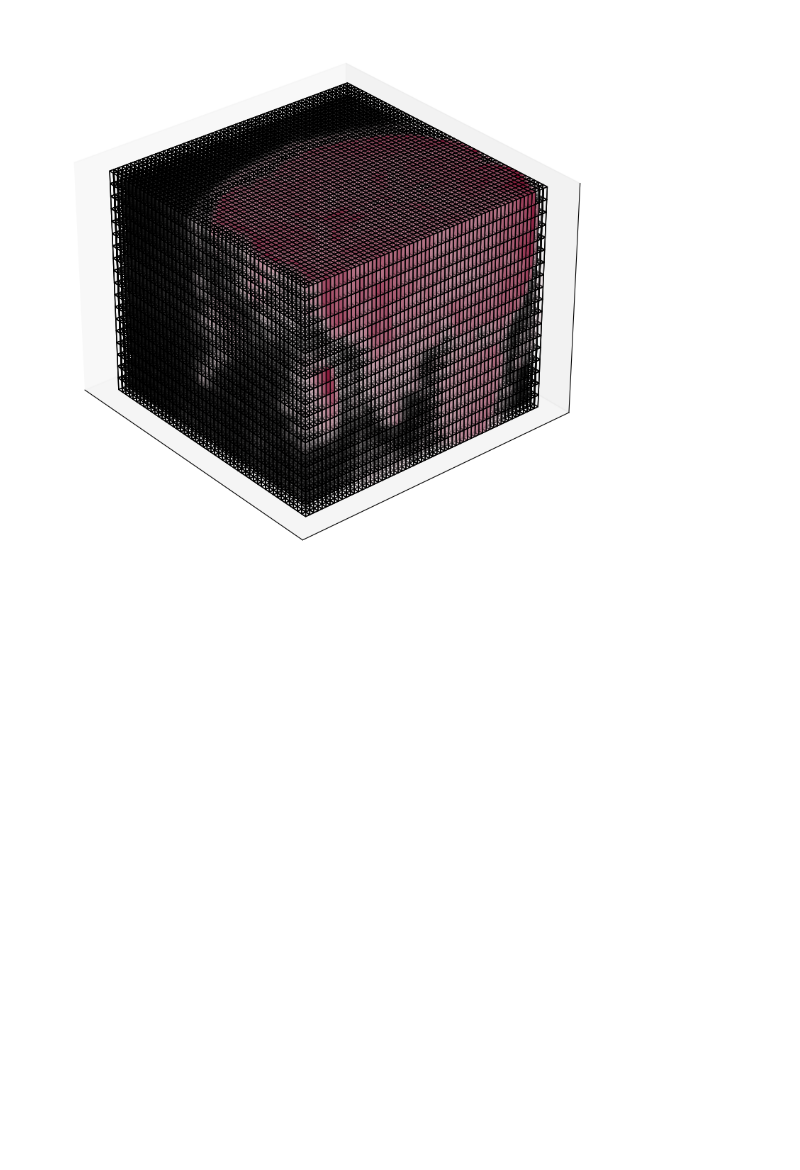
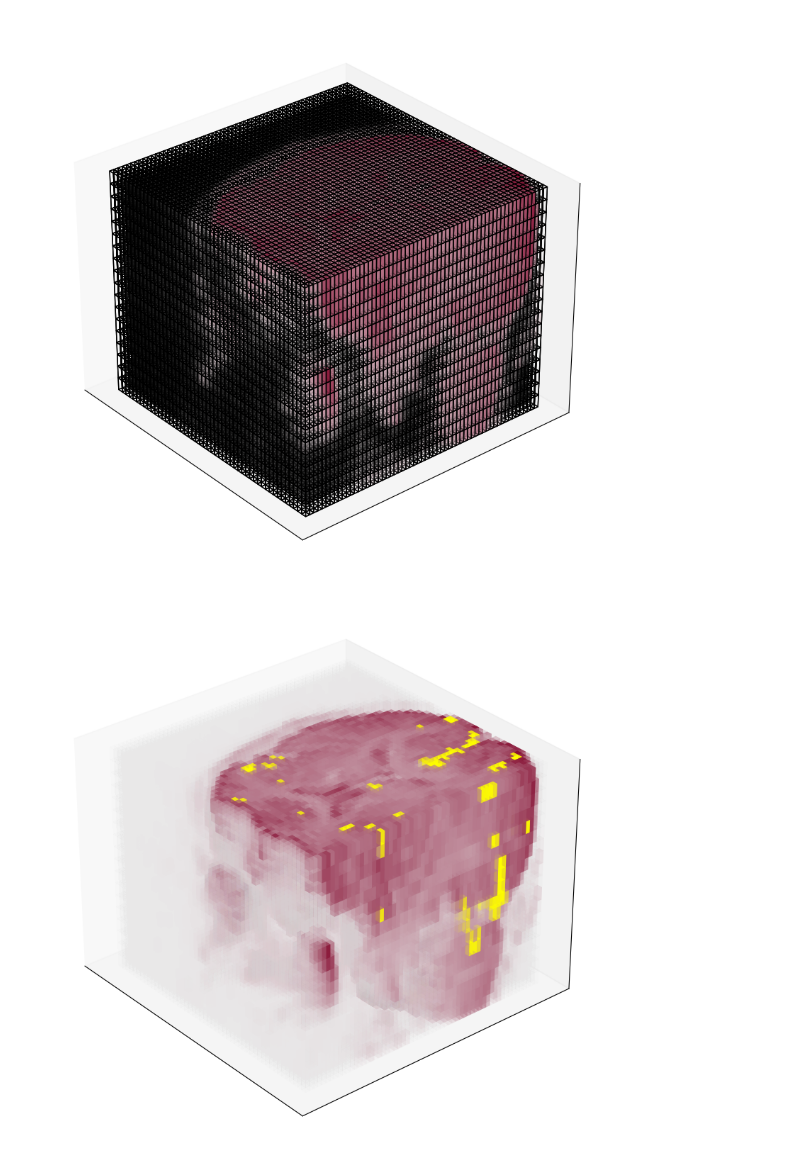
Before and after one commit to juanesfco/Thesis, a Jupyter notebook: realData.ipynb, the cells around one changed output. Cells and saved outputs as stored; diff of their text form; code cells hidden in the pictures; blank space fills up the shorter version.

```diff
--- a/realData.ipynb
+++ b/realData.ipynb
@@ -312,3 +312,6 @@ fig.savefig('Thesis_MS_ScientificComputing_FlorezCoronel_JuanE/images/realExampl
 [figure]
 # %% [markdown]
 ## 3D Maps
+# %%
+act = Z_UM.get_fdata()
+act.shape
@@ -431,6 +436,38 @@ def plot_cube_large(cube, fn, angle=320):
     ax.voxels(x, y, z, filled, edgecolors='black', facecolors=facecolors, shade=False)
     fig.savefig(fn, transparent=True, bbox_inches = bbox,dpi=1000)
     plt.show()
+
+def plot_cube_act(cube, act, fn, angle=320):
+    cube = normalize(cube)
+
+    facecolors = cmap(cube)
+
+    for i in range(facecolors.shape[0]):
+        for j in range(facecolors.shape[1]):
+            for k in range(facecolors.shape[2]):
+                if act[i,j,k] == 1:
+                    facecolors[i,j,k] = np.array([255,255,0,255])/255
+
+    facecolors[:,:,:,-1] = cube
+    facecolors = explode(facecolors)
+
+    filled = facecolors[:,:,:,-1] != 0
+    x, y, z = expand_coordinates(np.indices(np.array(filled.shape) + 1))
+
+    fig = plt.figure(figsize=(10, 10))
+    ax = fig.add_subplot(projection='3d')
+    ax.view_init(30, angle)
+    ax.axes.get_xaxis().set_ticks([])
+    ax.axes.get_yaxis().set_ticks([])
+    ax.axes.get_zaxis().set_ticks([])
+    #ax.set_xlim(right=IMG_DIM*2)
+    #ax.set_ylim(top=IMG_DIM*2)
+    #ax.set_zlim(top=IMG_DIM*2)
+    bbox = fig.bbox_inches.from_bounds(1.6, 1.5, 7.3, 6.9)
+
+    ax.voxels(x, y, z, filled, facecolors=facecolors, shade=False)
+    fig.savefig(fn, transparent=True, bbox_inches = bbox,dpi=1000)
+    plt.show()
 # %%
 plot_cube_small(arr[:50,10:70,:18],'Thesis_MS_ScientificComputing_FlorezCoronel_JuanE/images/plot3dSmall.png')
 # %% [output]
@@ -439,3 +476,7 @@ plot_cube_small(arr[:50,10:70,:18],'Thesis_MS_ScientificComputing_FlorezCoronel_
 plot_cube_large(arr[:50,10:70,:18],'Thesis_MS_ScientificComputing_FlorezCoronel_JuanE/images/plot3dVoxels.png')
 # %% [output]
 [figure]
+# %%
+plot_cube_act(arr[:50,10:70,:18], act[:50,10:70,:18], 'Thesis_MS_ScientificComputing_FlorezCoronel_JuanE/images/plot3dAct.png')
+# %% [output]
+[figure, added]
```
Also changed, not shown: parts of 4 cells of this notebook, 2 other files.
